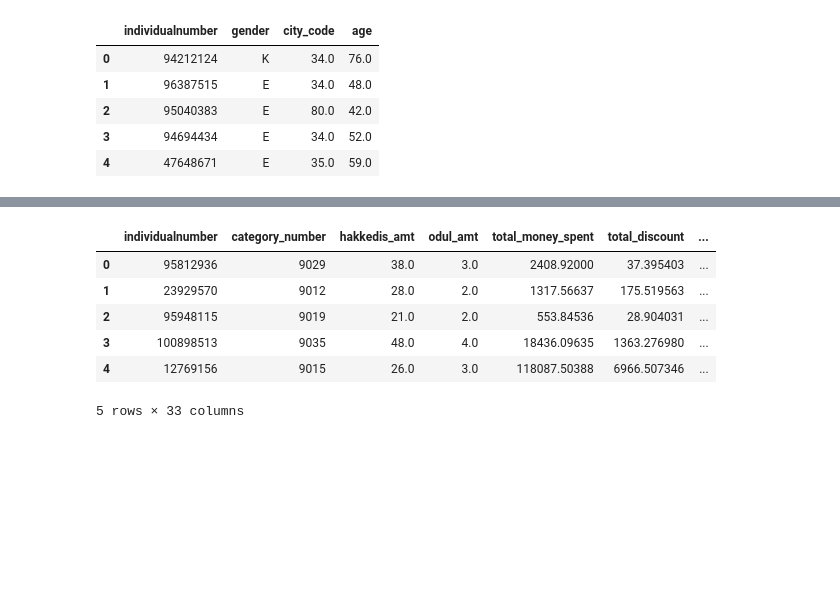
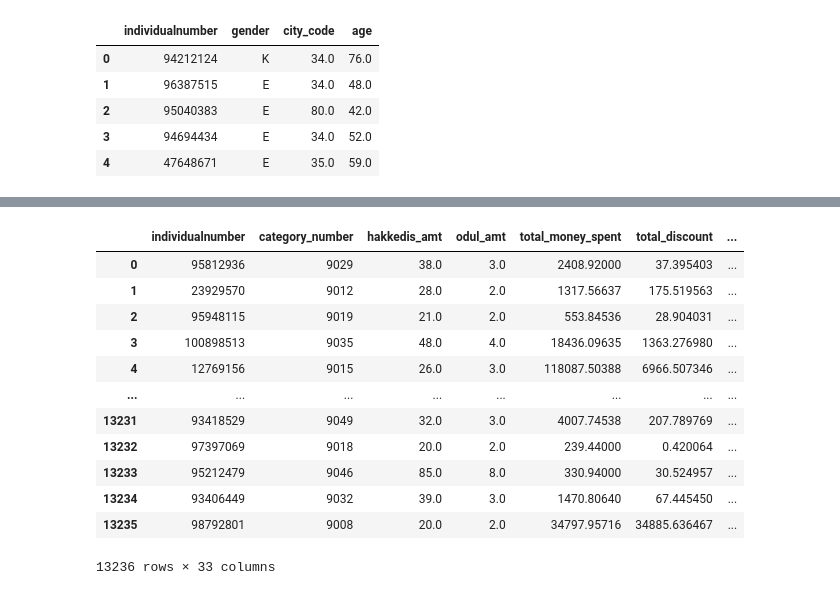
Before and after one commit to Enesaydnn7/MigrosDatathon, a Jupyter notebook: scripts/data_preprocessing.ipynb, the cells around one changed output, grey strips where cells are left out. Cells and saved outputs as stored; diff of their text form; code cells hidden in the pictures; blank space fills up the shorter version.

```diff
--- a/scripts/data_preprocessing.ipynb
+++ b/scripts/data_preprocessing.ipynb
@@ -494,13 +486,13 @@ customer_personal.head()
 
 def prepare_data(df):
     # To initialize the data, merge df (it is train or test) data with individual shopping volume (total money spent):
-    data_organized = pd.merge(df, individual_shopping_volume_df, how="inner", on="individualnumber")
+    data_organized = pd.merge(df, individual_shopping_volume_df, how="left", on="individualnumber")
     # Merge the data with individual total discount:
-    data_organized = pd.merge(data_organized, individual_total_discount_df, how="inner", on="individualnumber")
+    data_organized = pd.merge(data_organized, individual_total_discount_df, how="left", on="individualnumber")
     # Merge the data with individual shopping details (sanal percentage, months since last shopping etc.)
-    data_organized = pd.merge(data_organized, individual_shopping_details, how="inner", on="individualnumber")
+    data_organized = pd.merge(data_organized, individual_shopping_details, how="left", on="individualnumber")
     # Merge the data with customer personal information (age, gender etc.):
-    data_organized = pd.merge(data_organized, customer_personal, how="inner", on="individualnumber")
+    data_organized = pd.merge(data_organized, customer_personal, how="left", on="individualnumber")
 
     # Prepeare relevant category, relevant quantity features:
     # relevant_category = The category number of the campaing that has been proposed to individual.
@@ -611,15 +609,21 @@ train_organized.head()
 # %%
 # Prepare the test data:
 test_organized = prepare_data(test)
-test_organized.head()
+test_organized
 # %% [output]
 |  | individualnumber | category_number | hakkedis_amt | odul_amt | total_money_spent | total_discount | ... |
 | 0 | 95812936 | 9029 | 38.0 | 3.0 | 2408.92000 | 37.395403 | ... |
 | 1 | 23929570 | 9012 | 28.0 | 2.0 | 1317.56637 | 175.519563 | ... |
 | 2 | 95948115 | 9019 | 21.0 | 2.0 | 553.84536 | 28.904031 | ... |
 | 3 | 100898513 | 9035 | 48.0 | 4.0 | 18436.09635 | 1363.276980 | ... |
 | 4 | 12769156 | 9015 | 26.0 | 3.0 | 118087.50388 | 6966.507346 | ... |
+| ... | ... | ... | ... | ... | ... | ... | ... |
+| 13231 | 93418529 | 9049 | 32.0 | 3.0 | 4007.74538 | 207.789769 | ... |
+| 13232 | 97397069 | 9018 | 20.0 | 2.0 | 239.44000 | 0.420064 | ... |
+| 13233 | 95212479 | 9046 | 85.0 | 8.0 | 330.94000 | 30.524957 | ... |
+| 13234 | 93406449 | 9032 | 39.0 | 3.0 | 1470.80640 | 67.445450 | ... |
+| 13235 | 98792801 | 9008 | 20.0 | 2.0 | 34797.95716 | 34885.636467 | ... |
-5 rows × 33 columns
+13236 rows × 33 columns
 # %%
 # Output the prepared data into csv files:
 path = "../organized_data"
```
Also changed, not shown: parts of 2 cells of this notebook, 1 other file.
